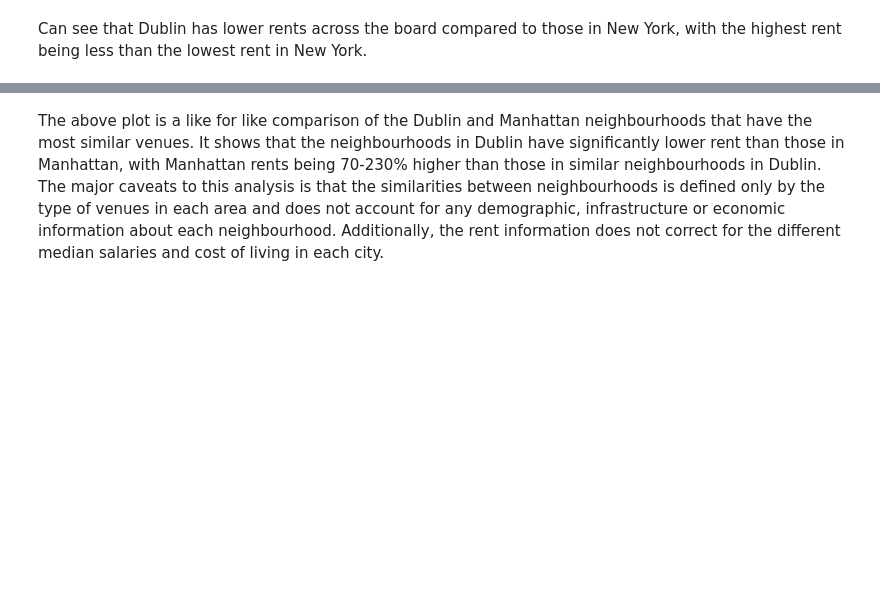
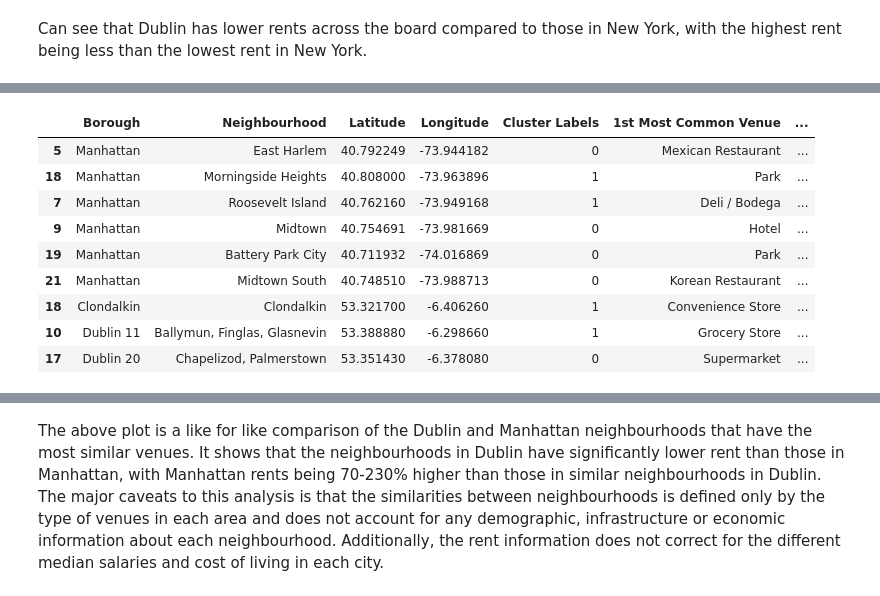
Before and after one commit to Warren-S5/IBM_Capstone, a Jupyter notebook: Notebook/Battle_of_Neighbourhood-Capstone.ipynb, the cells around one changed output, grey strips where cells are left out. Drawn from its saved outputs; the diff is of its cells as text; code cells hidden in the pictures; blank space fills up the shorter version.

```diff
--- a/Notebook/Battle_of_Neighbourhood-Capstone.ipynb
+++ b/Notebook/Battle_of_Neighbourhood-Capstone.ipynb
@@ -809 +798,14 @@ NY_DUB = NY_DUB[NY_DUB['Cluster Labels'].isin([0,1])]
+# %%
+NY_DUB
+# %% [output]
+|  | Borough | Neighbourhood | Latitude | Longitude | Cluster Labels | 1st Most Common Venue | ... |
+| 5 | Manhattan | East Harlem | 40.792249 | -73.944182 | 0 | Mexican Restaurant | ... |
+| 18 | Manhattan | Morningside Heights | 40.808000 | -73.963896 | 1 | Park | ... |
+| 7 | Manhattan | Roosevelt Island | 40.762160 | -73.949168 | 1 | Deli / Bodega | ... |
+| 9 | Manhattan | Midtown | 40.754691 | -73.981669 | 0 | Hotel | ... |
+| 19 | Manhattan | Battery Park City | 40.711932 | -74.016869 | 0 | Park | ... |
+| 21 | Manhattan | Midtown South | 40.748510 | -73.988713 | 0 | Korean Restaurant | ... |
+| 18 | Clondalkin | Clondalkin | 53.321700 | -6.406260 | 1 | Convenience Store | ... |
+| 10 | Dublin 11 | Ballymun, Finglas, Glasnevin | 53.388880 | -6.298660 | 1 | Grocery Store | ... |
+| 17 | Dublin 20 | Chapelizod, Palmerstown | 53.351430 | -6.378080 | 0 | Supermarket | ... |
 # %%
```
Also changed, not shown: parts of 9 cells of this notebook.
